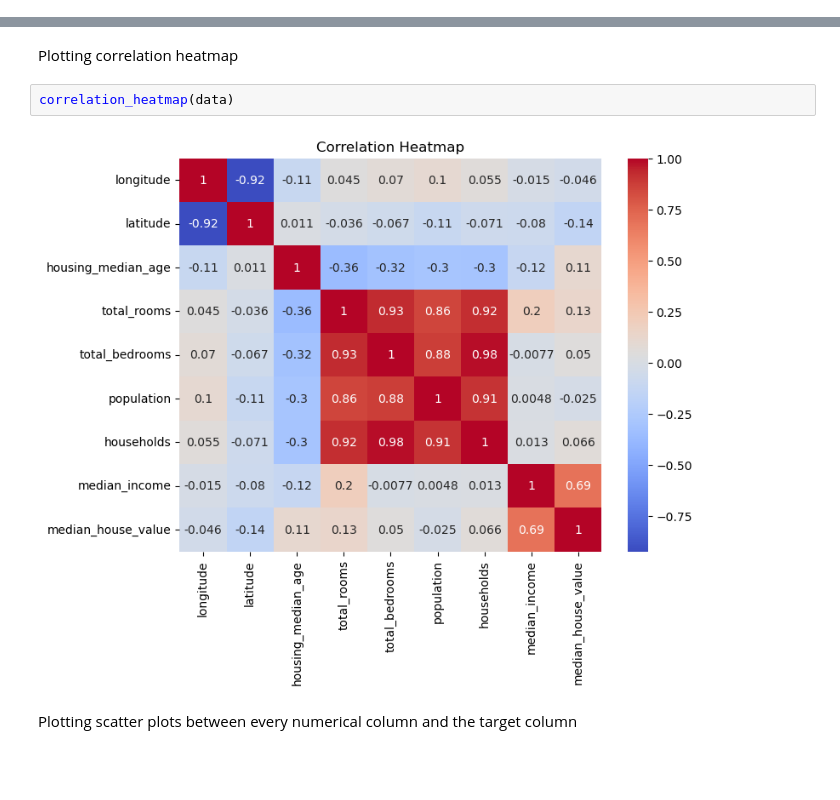
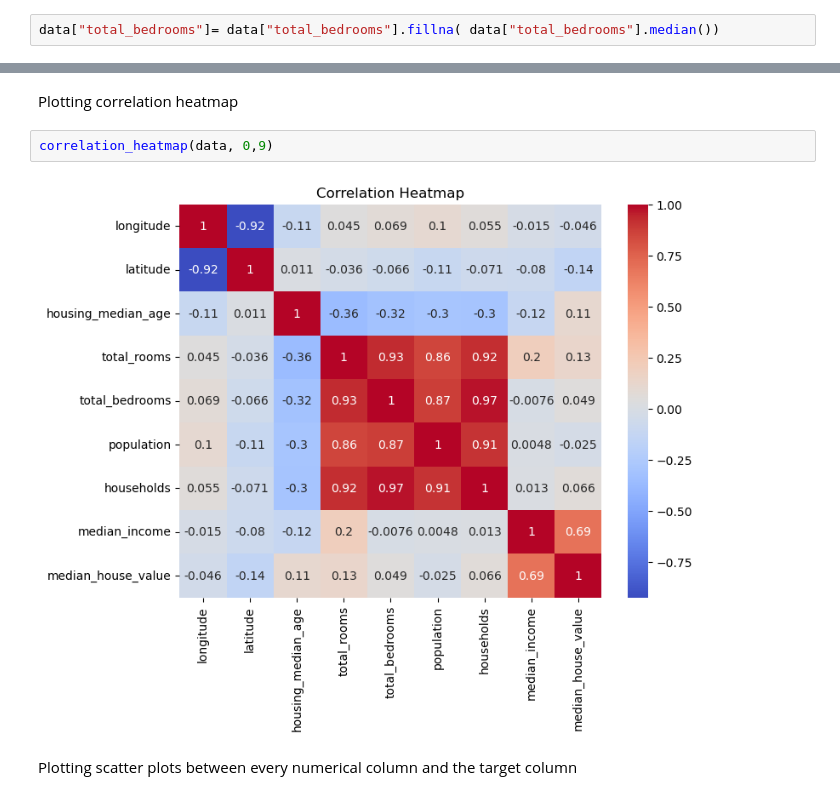
Before and after one commit to im6ha/House-Price-Prediction, a Jupyter notebook: notebooks/01_data_exploration.ipynb, the cells around one changed output, grey strips where cells are left out. Cells and saved outputs as stored; diff of their text form; blank space fills up the shorter version.

```diff
--- a/notebooks/01_data_exploration.ipynb
+++ b/notebooks/01_data_exploration.ipynb
@@ -58,3 +93,5 @@ np.int64(207)
+# %%
+data["total_bedrooms"]= data["total_bedrooms"].fillna( data["total_bedrooms"].median())
 # %%
 data.sample(5)
 # %% [output]
@@ -96,9 +151,9 @@ locations_scatter(data)
 # %% [markdown]
 Plotting correlation heatmap
 # %%
-correlation_heatmap(data)
+correlation_heatmap(data, 0,9)
 # %% [output]
-[figure, old version]
+[figure, new version]
 # %% [markdown]
 Plotting scatter plots between every numerical column and the target column
 # %%
```
Also changed, not shown: parts of 13 cells of this notebook, 42 other files.
